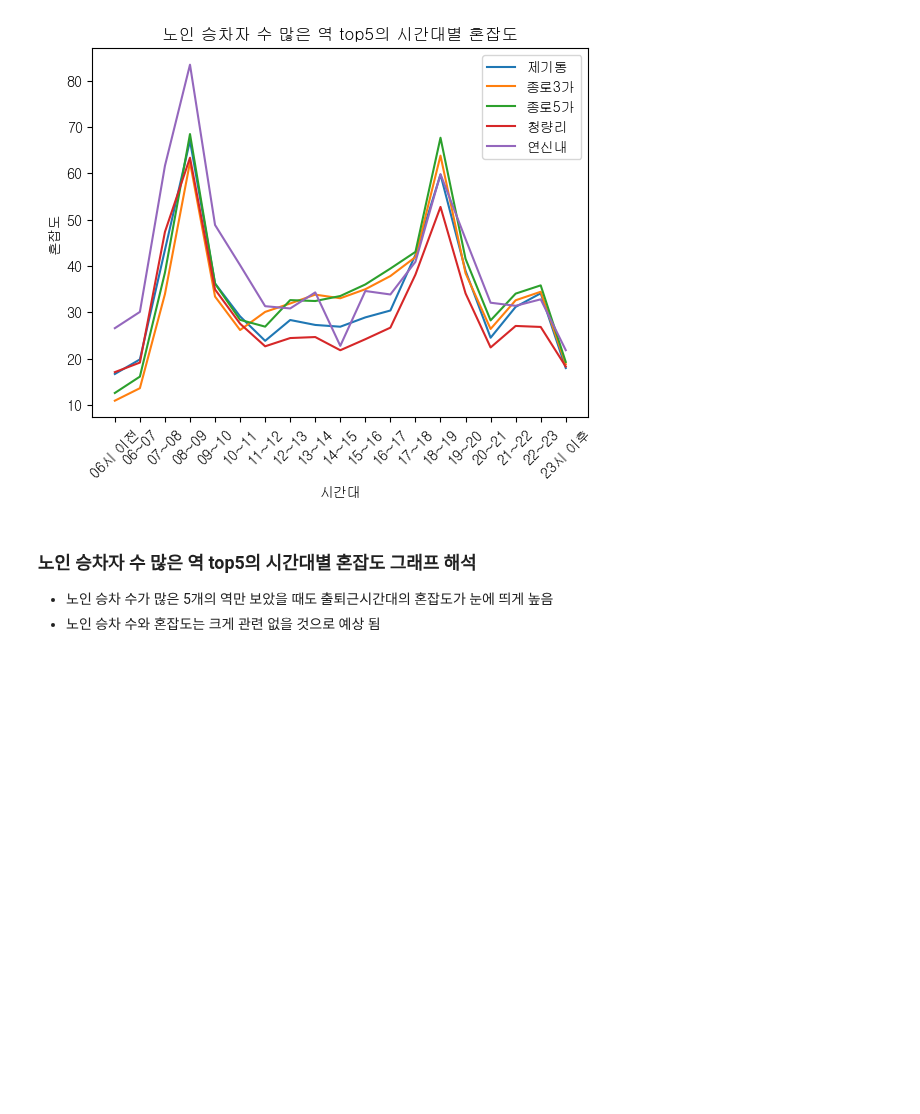
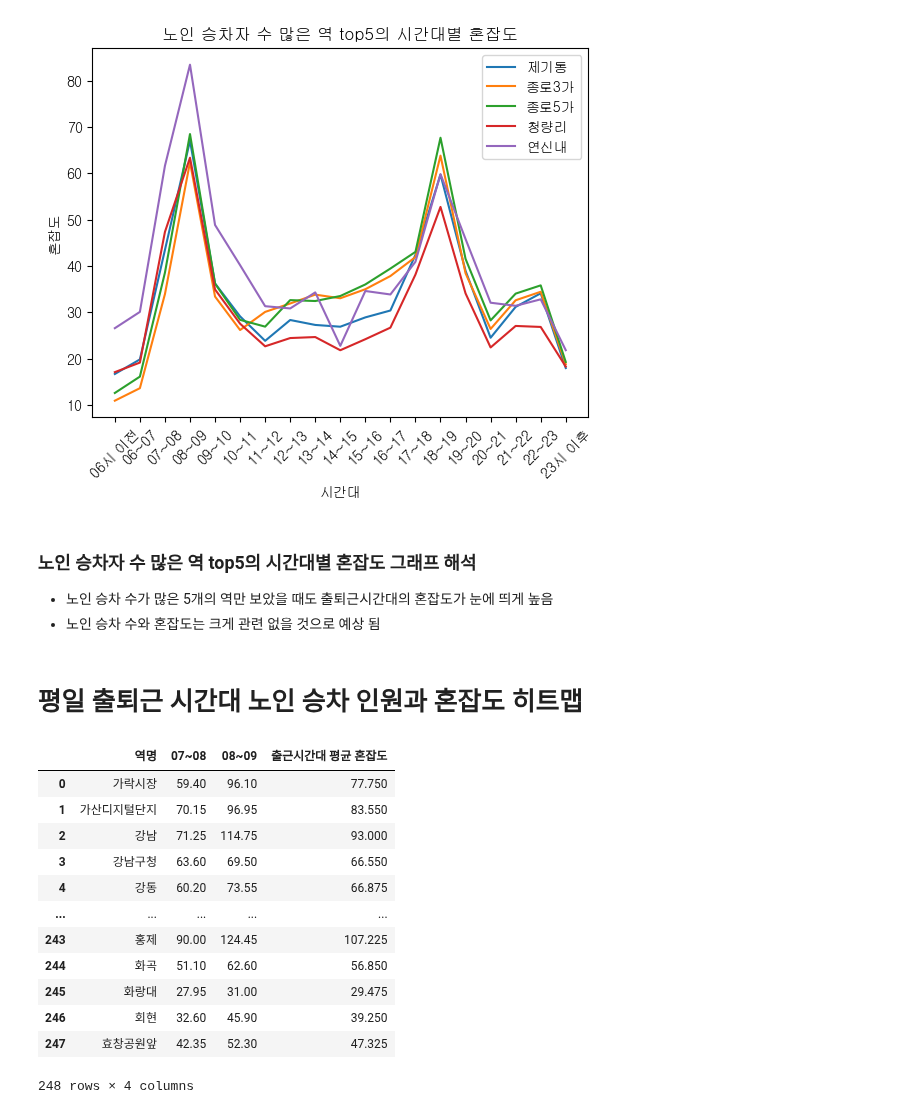
Before and after one commit to HyunJW/Subway_Analystic, a Jupyter notebook: data_analysis/노인승하차인원_혼잡도 관계.ipynb, the cells around one changed output. Cells and saved outputs as stored; diff of their text form; code cells hidden in the pictures; blank space fills up the shorter version.

```diff
--- a/data_analysis/노인승하차인원_혼잡도 관계.ipynb
+++ b/data_analysis/노인승하차인원_혼잡도 관계.ipynb
@@ -190,3 +190,23 @@ Text(0.5, 1.0, '노인 승차자 수 많은 역 top5의 시간대별 혼잡도')
 ### 노인 승차자 수 많은 역 top5의 시간대별 혼잡도 그래프 해석
 - 노인 승차 수가 많은 5개의 역만 보았을 때도 출퇴근시간대의 혼잡도가 눈에 띄게 높음
 - 노인 승차 수와 혼잡도는 크게 관련 없을 것으로 예상 됨
+# %% [markdown]
+# 평일 출퇴근 시간대 노인 승차 인원과 혼잡도 히트맵
+# %%
+con_g = con_g[['역명','07~08','08~09']].groupby('역명').max().reset_index()
+con_g['출근시간대 평균 혼잡도'] = con_g.mean(axis=1)
+con_g
+# %% [output]
+|  | 역명 | 07~08 | 08~09 | 출근시간대 평균 혼잡도 |
+| 0 | 가락시장 | 59.40 | 96.10 | 77.750 |
+| 1 | 가산디지털단지 | 70.15 | 96.95 | 83.550 |
+| 2 | 강남 | 71.25 | 114.75 | 93.000 |
+| 3 | 강남구청 | 63.60 | 69.50 | 66.550 |
+| 4 | 강동 | 60.20 | 73.55 | 66.875 |
+| ... | ... | ... | ... | ... |
+| 243 | 홍제 | 90.00 | 124.45 | 107.225 |
+| 244 | 화곡 | 51.10 | 62.60 | 56.850 |
+| 245 | 화랑대 | 27.95 | 31.00 | 29.475 |
+| 246 | 회현 | 32.60 | 45.90 | 39.250 |
+| 247 | 효창공원앞 | 42.35 | 52.30 | 47.325 |
+248 rows × 4 columns
```
Also changed, not shown: parts of 6 cells of this notebook, 2 other files.
